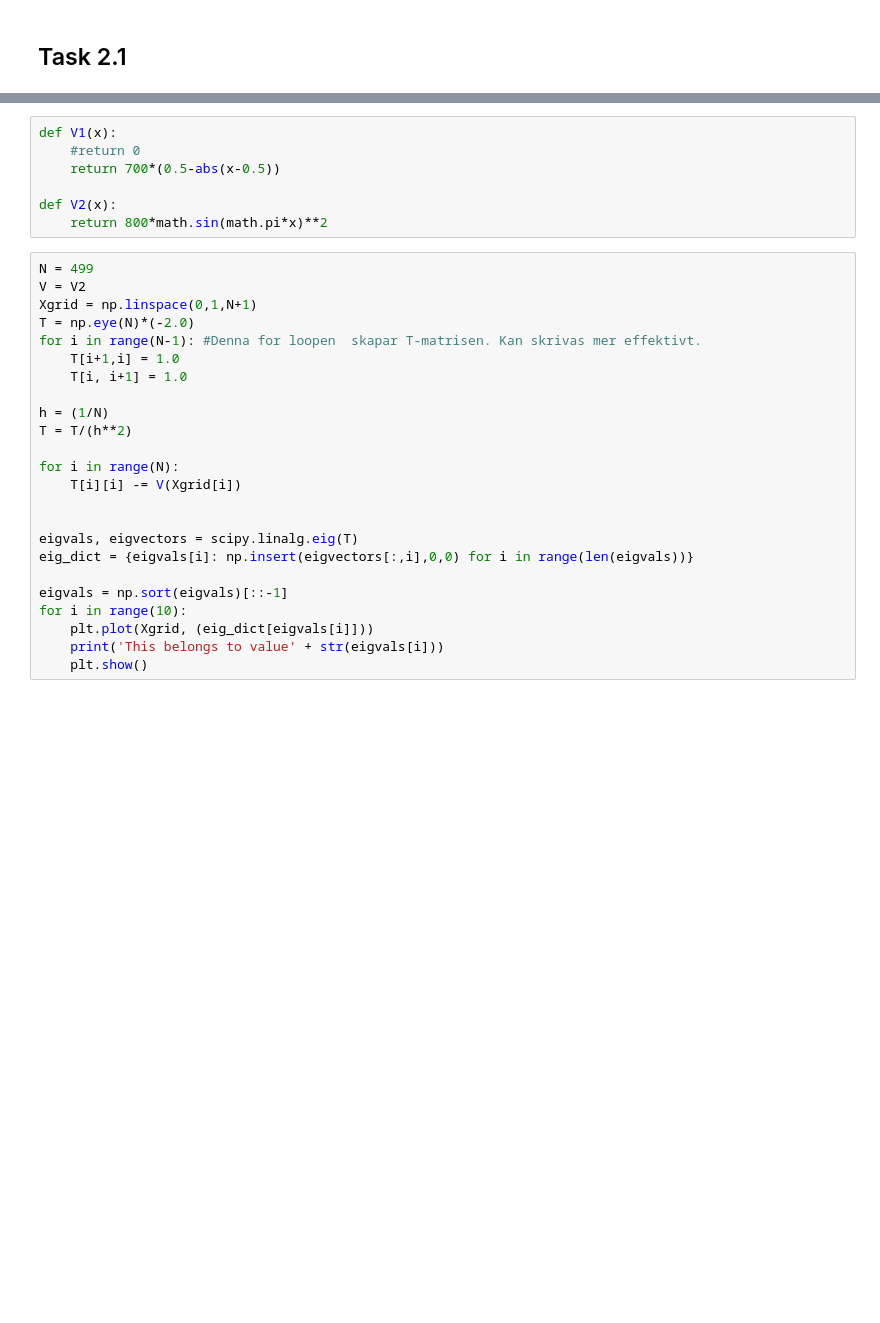
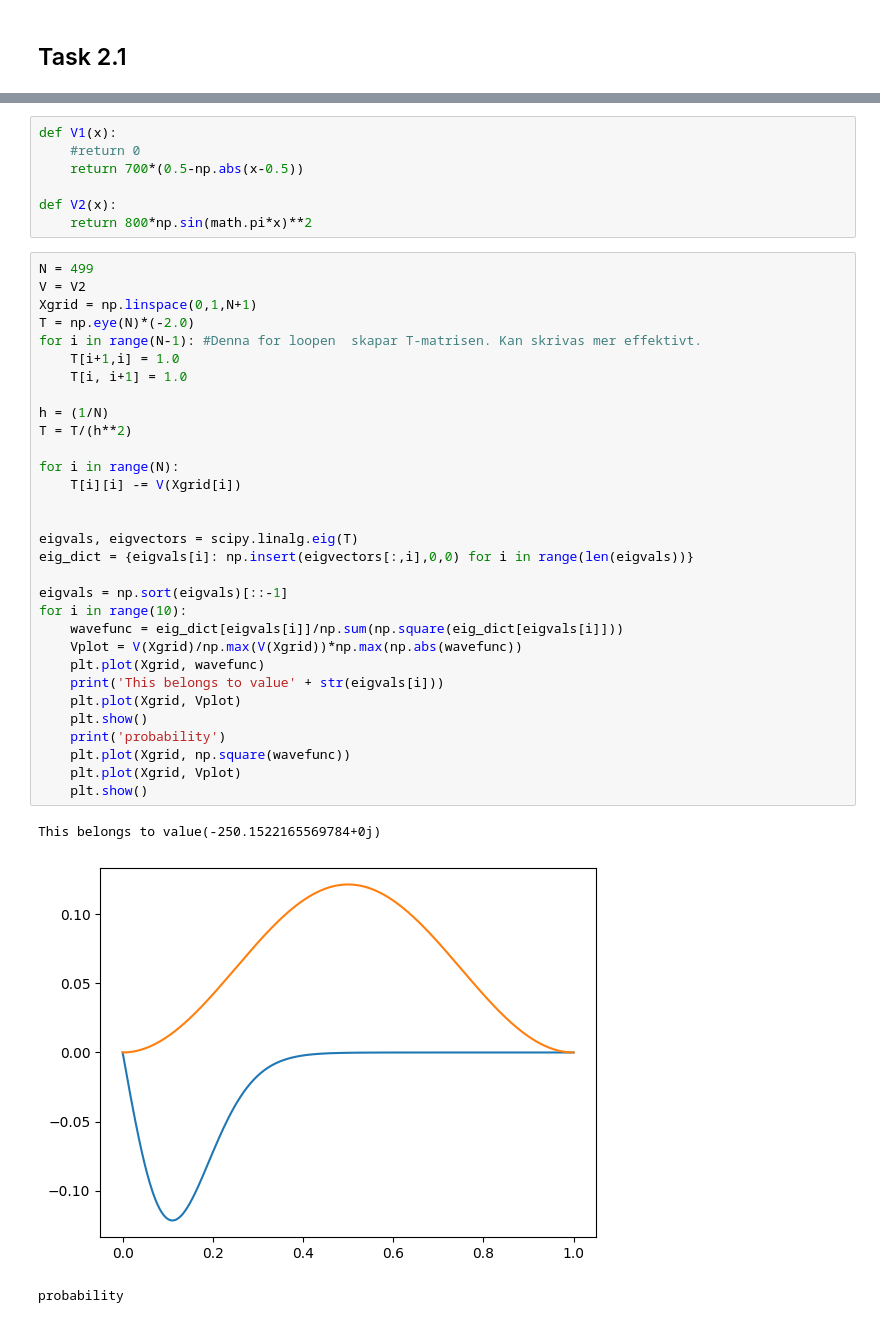
Before and after one commit to axelorrhede/Numerical-Methods-for-Differential-Equations, a Jupyter notebook: project2task2.ipynb, the cells around one changed output, grey strips where cells are left out. Saved outputs shown, nothing was run; the diff lists cells and outputs as text; blank space fills up the shorter version.

```diff
--- a/project2task2.ipynb
+++ b/project2task2.ipynb
@@ -58,31 +69,42 @@ for i in range(3):
 # %%
 def V1(x):
     #return 0
-    return 700*(0.5-abs(x-0.5))
+    return 700*(0.5-np.abs(x-0.5))
 
 def V2(x):
-    return 800*math.sin(math.pi*x)**2
+    return 800*np.sin(math.pi*x)**2
 # %%
 N = 499
 V = V2
 Xgrid = np.linspace(0,1,N+1)
 T = np.eye(N)*(-2.0)
 for i in range(N-1): #Denna for loopen  skapar T-matrisen. Kan skrivas mer effektivt.
     T[i+1,i] = 1.0
     T[i, i+1] = 1.0
 
 h = (1/N)
 T = T/(h**2)
 
 for i in range(N):
     T[i][i] -= V(Xgrid[i])
 
 
 eigvals, eigvectors = scipy.linalg.eig(T)
 eig_dict = {eigvals[i]: np.insert(eigvectors[:,i],0,0) for i in range(len(eigvals))}
 
 eigvals = np.sort(eigvals)[::-1]
 for i in range(10):
-    plt.plot(Xgrid, (eig_dict[eigvals[i]]))
+    wavefunc = eig_dict[eigvals[i]]/np.sum(np.square(eig_dict[eigvals[i]]))
+    Vplot = V(Xgrid)/np.max(V(Xgrid))*np.max(np.abs(wavefunc))
+    plt.plot(Xgrid, wavefunc)
     print('This belongs to value' + str(eigvals[i]))
+    plt.plot(Xgrid, Vplot)
     plt.show()
+    print('probability')
+    plt.plot(Xgrid, np.square(wavefunc))
+    plt.plot(Xgrid, Vplot)
+    plt.show()
+# %% [output]
+This belongs to value(-250.1522165569784+0j)
+[figure, added]
+probability
```
Also changed, not shown: parts of 4 cells of this notebook.
